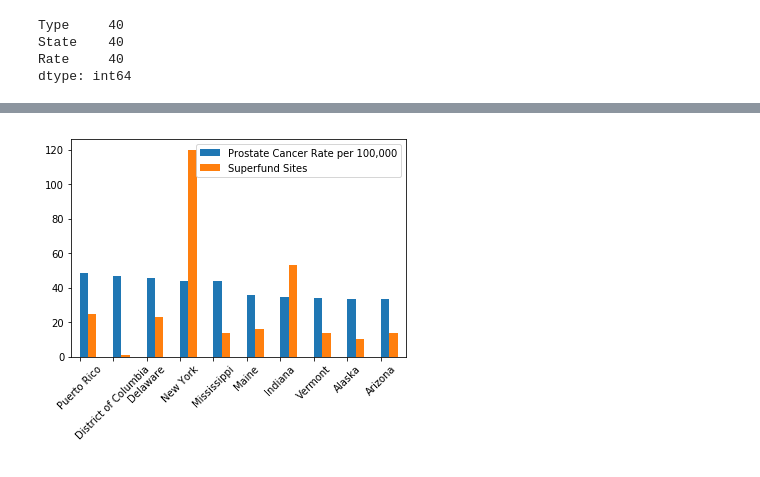
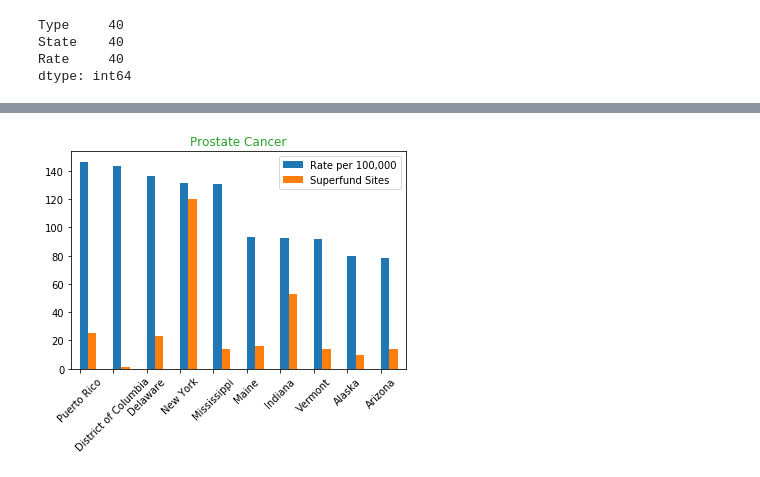
Before and after one commit to frankg7/GroupProject1, a Jupyter notebook: StateBars.ipynb, the cells around one changed output, grey strips where cells are left out. Cells and saved outputs as stored; diff of their text form; code cells hidden in the pictures.

```diff
--- a/StateBars.ipynb
+++ b/StateBars.ipynb
@@ -175,38 +181,40 @@ p_rate = [
 130.6,
 93.6,
 92.7,
-90,
+92,
 79.6,
 78.6
 ]
 
 prostate_index = [
 'Puerto Rico',
 'District of Columbia',
 'Delaware',
 'New York',
 'Mississippi',
 'Maine',
 'Indiana',
 'Vermont',
 'Alaska',
 'Arizona',
 ]
 
 superfund_prostate = [
 25,
 1,
 23,
 120,
 14,
 16,
 53,
 14,
 10,
 14
 ]
 
-prostate_df = pd.DataFrame({'Prostate Cancer Rate per 100,000': c_rate, 'Superfund Sites': superfund_prostate}, index=prostate_index)
+prostate_df = pd.DataFrame({'Rate per 100,000': p_rate, 'Superfund Sites': superfund_prostate}, index=prostate_index)
 prostate_ax = prostate_df.plot.bar(align='edge', rot=45)
+prostate_ax.set_title('Prostate Cancer', color='C2')
+plt.savefig("Prostate_Cancer_Bar_Plot.png")
 # %% [output]
-[figure, old version]
+[figure, new version]
```
Also changed, not shown: parts of 3 cells of this notebook.
